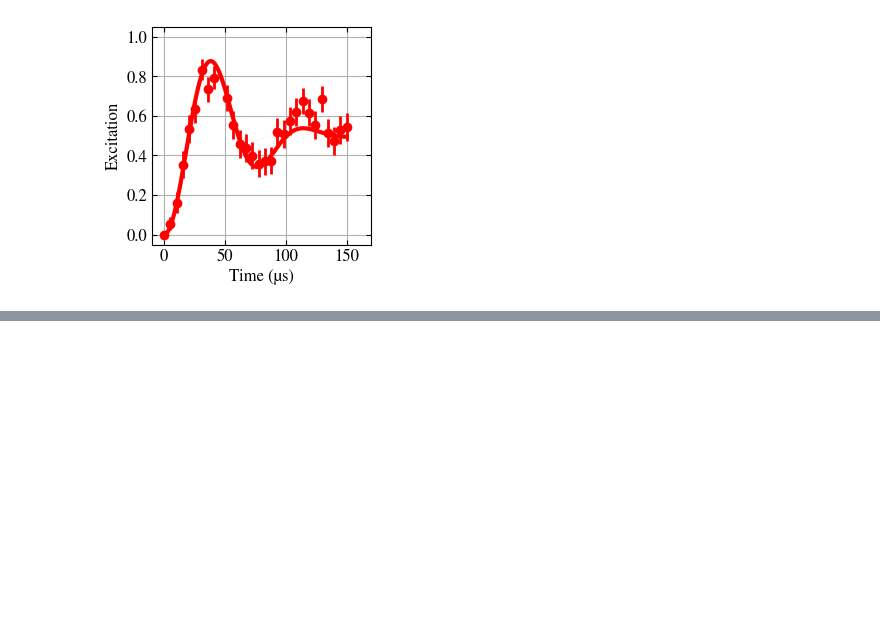
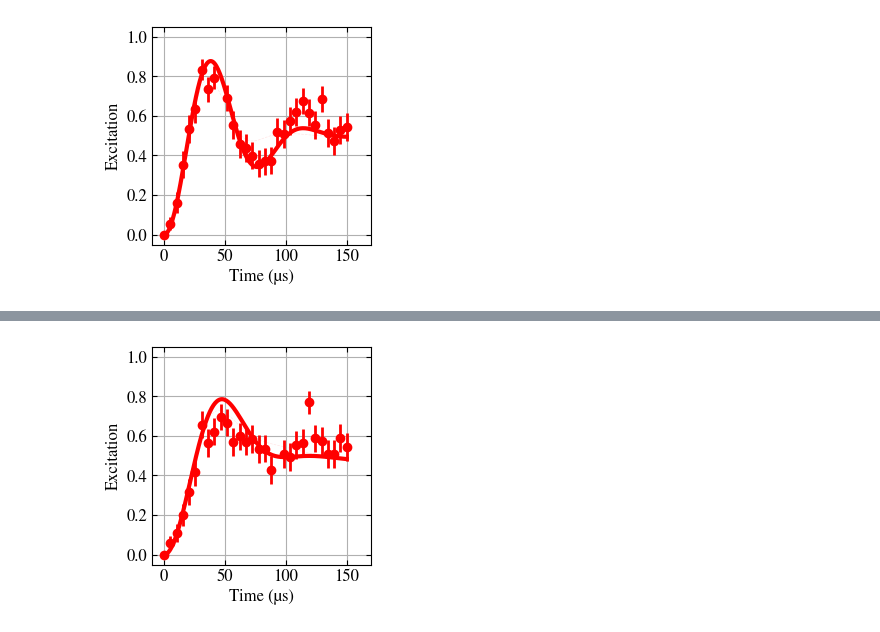
Before and after one commit to HaeffnerLab/Multiplexing, a Jupyter notebook: Shuttling 9-ion rabi 20250116.ipynb, the cells around one changed output, grey strips where cells are left out. Drawn from its saved outputs; the diff is of its cells as text; code cells hidden in the pictures; blank space fills up the shorter version.

Commit message:
fit 6.02kHz shuttling data

```diff
--- a/Shuttling 9-ion rabi 20250116.ipynb
+++ b/Shuttling 9-ion rabi 20250116.ipynb
@@ -323,0 +373,56 @@ plt.show()
+# %%
+# Running simulation
+# rabi =  fitted_rabi
+rabi = fitted_rabi
+nbar =  fitted_nbar
+n_ions = 9
+N = 200
+nalpha = fitted_nalpha
+
+# You already have these lines in your code
+time = np.linspace(np.min(times), np.max(times), 200)
+
+# Running simulation for different nalpha values
+nbars = [nbar - 3, nbar, nbar + 3]
+results = []
+
+for nbar in nbars:
+    D_population, _ = pe_model_optimized(time, nbar_fit=nbar, nalpha_fit=nalpha)
+    results.append(D_population)
+
+import os
+# Create outputs directory if it doesn't exist
+os.makedirs("./outputs/shuttling/", exist_ok=True)
+
+np.save("./data/save_rabi_t_shuttling_static.npy", rabi_t)
+np.save("./data/save_pmt_counts_avg_thresholded_shuttling_static.npy", pmt_counts_avg_thresholded)
+np.save("./data/save_rabi_t_shuttling_static_simulation.npy", time)
+np.save("./data/save_pmt_counts_avg_thresholded_shuttling_static_simulation.npy", results)
+
+rabi_t = np.load("./data/save_rabi_t_shuttling_static.npy")
+pmt_counts_avg_thresholded = np.load("./data/save_pmt_counts_avg_thresholded_shuttling_static.npy")
+time = np.load("./data/save_rabi_t_shuttling_static_simulation.npy")
+results = np.load("./data/save_pmt_counts_avg_thresholded_shuttling_static_simulation.npy")
+
+# Plotting
+plt.figure(figsize=(2.83, 2.83))
+errorbar = np.sqrt(pmt_counts_avg_thresholded * (1 - pmt_counts_avg_thresholded)) / np.sqrt(n_samples)
+plt.errorbar(rabi_t[:], pmt_counts_avg_thresholded[:], yerr=errorbar[:], fmt='o', c='red', lw=2, zorder=2, label='Data')
+# plt.scatter(rabi_t[:], pmt_counts_avg_thresholded[:], c='red', s=30, zorder=2, label='Data')
+# plt.errorbar(rabi_t[:], pmt_counts_avg_thresholded[:], yerr=errorbar[:], fmt='o', c='C0', lw=1, zorder=2, label='Data')
+plt.plot(time, results[1], c='red', lw=3, zorder=3, label=f'$\\bar{{n}}_{{th}} = {np.average(nbars):.1f} \\pm {(np.average(nbars) - nbars[0]):.1f}$')
+plt.plot(time, results[0], '--', c='red', lw=0.5, zorder=1, alpha=0.1)
+plt.plot(time, results[2], '--', c='red', lw=0.5, zorder=1, alpha=0.1)
+plt.fill_between(time, results[0], results[2], color='red', alpha=0.3)
+# plt.title('9-ion rabi oscillation after half speed shuttling', fontdict={'family': 'STIXGeneral', 'size': 12})
+plt.xlabel(r'Time (µs)', fontdict={'family': 'STIXGeneral', 'size': 12})
+plt.ylabel(r'Excitation', fontdict={'family': 'STIXGeneral', 'size': 12})
+plt.ylim(-0.05, 1.05)
+plt.xlim(-10, 170)
+# plt.legend(loc='lower right')
+# plt.legend()
+plt.grid(True)
+plt.savefig('./outputs/shuttling/Rabi_9_ions_no_shuttling.pdf', format='pdf', bbox_inches='tight')
+plt.show()
+# %% [output]
+[figure, added]
```
Also changed, not shown: parts of 2 cells of this notebook, 4 other files.
